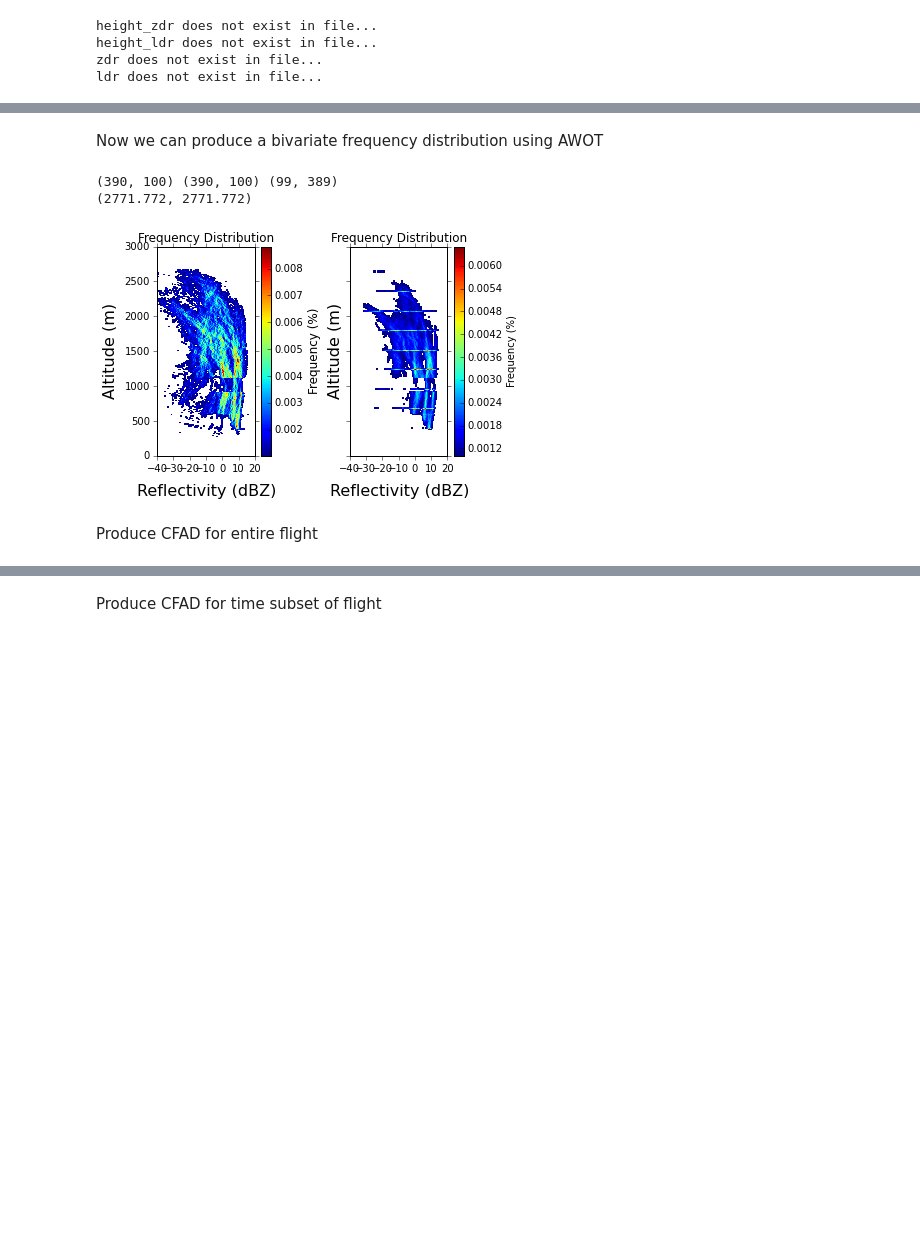
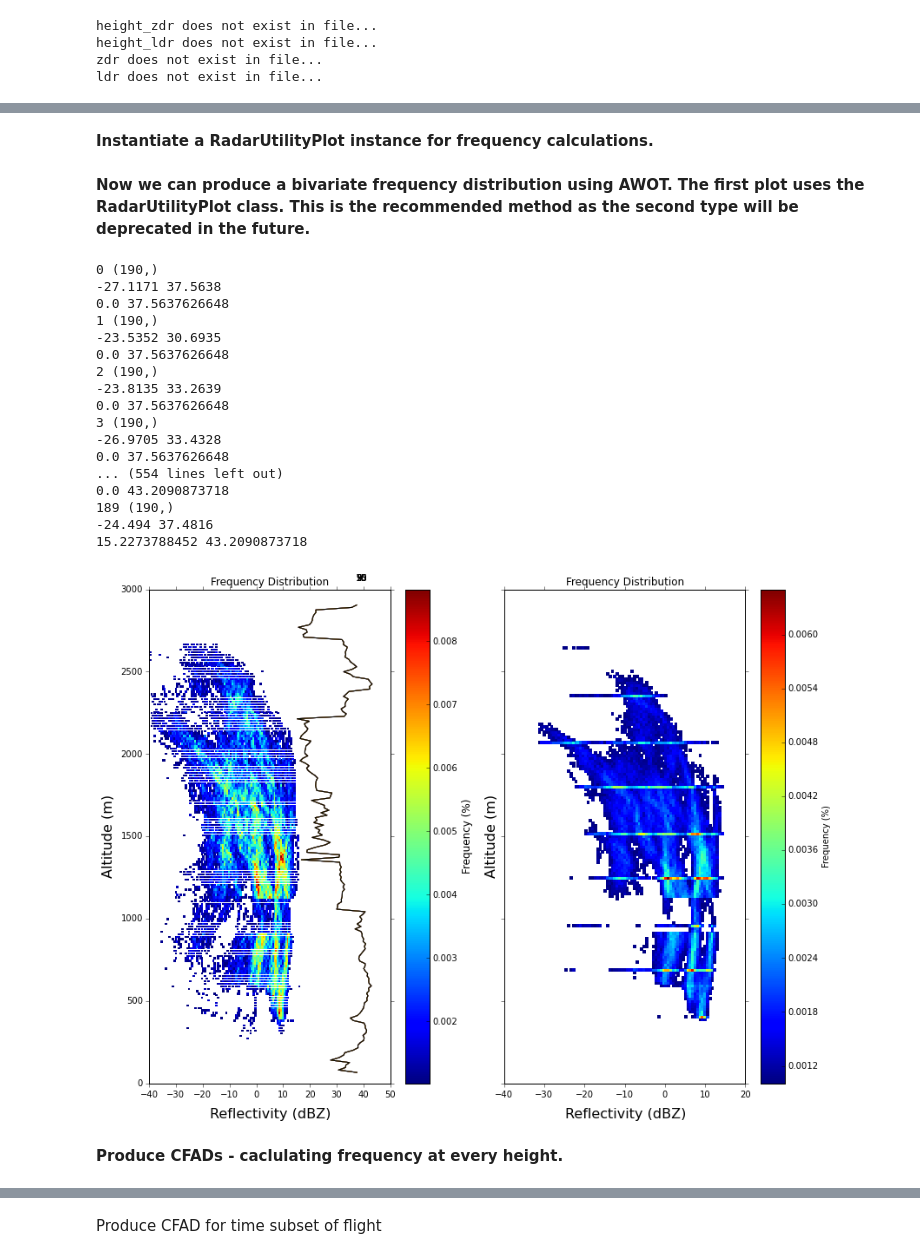
Before and after one commit to nguy/AWOT, a Jupyter notebook: examples/awot_plot_wcr2.ipynb, the cells around one changed output, grey strips where cells are left out. Drawn from its saved outputs; the diff is of its cells as text; code cells hidden in the pictures; blank space fills up the shorter version.

Commit message:
Minor updates to CFAD calculations. Quantile calculations are commented out as they are not robust at this time.

```diff
--- a/examples/awot_plot_wcr2.ipynb
+++ b/examples/awot_plot_wcr2.ipynb
@@ -114,39 +119,60 @@ wcr_vp.time_height_image('velocity', ax=ax2, plot_log10_var=False,
-# %% [markdown]
-Now we can produce a bivariate frequency distribution using AWOT
+# %% [markdown]
+<b>Instantiate a RadarUtilityPlot instance for frequency calculations.</b>
 # %%
 wcr_util = RadarUtilityPlot(wcr)
+# %% [markdown]
+<b>Now we can produce a bivariate frequency distribution using AWOT. The first plot uses the RadarUtilityPlot class. This is the recommended method as the second type will be deprecated in the future.</b>
 # %%
-figC, (axC0, axC1) = plt.subplots(1, 2, sharey=True)
+figC, (axC0, axC1) = plt.subplots(1, 2, sharey=True, figsize=(12, 9))
 
 wcr_util.plot_bivariate_frequency('reflectivity', 'height', start_time=start_time, end_time=end_time,
                                   xbinsminmax=(-40., 20.), ybinsminmax=(0., 3000.), nbinsx=100, nbinsy=390,
                                   mask_below=0.00001, plot_colorbar=True, plot_percent=True,
                                   xlab= "Reflectivity (dBZ)", ylab="Altitude (m)", xpad=10,
                                   title="Frequency Distribution", titleFontSize=12,
                                   cb_fontsize=12,
                                   ax=axC0, fig=figC)
+
+wcr_util.plot_quantiles('reflectivity', quantiles=[5, 10, 25, 50, 75, 90, 95], height_axis=1,
+                        setup_axes=False, ax=axC0)
 
 # Create subsets of arrays
 refsub = awot.util.time_subset_awot_dict(wcr['time'], wcr['fields']['reflectivity'],
                                         start_time, end_time)
 altsub = awot.util.time_subset_awot_dict(wcr['time'], wcr['altitude'],
                                         start_time, end_time)
 
 Ht2D, alt2D = np.meshgrid(wcr['height']['data'][:], wcr['altitude']['data'][:])
 #tas2D, Ht2D = np.meshgrid(tassub['data'][:], wcr['height']['data'][:])
 #Ht2D, tas2D = np.meshgrid(wcr['height']['data'][:], tassub['data'][:])
 awot.graph.plot_bivariate_frequency(wcr['fields']['reflectivity']['data'].ravel(), Ht2D.ravel(),
 #awot.graph.plot_bivariate_frequency(refsub['data'].ravel(), Ht2D.ravel(),
                                     xbinsminmax=(-40., 20.), ybinsminmax=(0., 3000.), nbinsx=100, nbinsy=190,
                                     mask_below=0.00001, plot_colorbar=True, plot_percent=True,
                                     xlab= "Reflectivity (dBZ)", ylab="Altitude (m)", xpad=10,
                                     title="Frequency Distribution", titleFontSize=12, ax=axC1, fig=figC)
+
+
 figC.tight_layout()
-print(altsub['data'].min(), altsub['data'].min())
 # %% [output]
-(390, 100) (390, 100) (99, 389)
-(2771.772, 2771.772)
+0 (190,)
+-27.1171 37.5638
+0.0 37.5637626648
+1 (190,)
+-23.5352 30.6935
+0.0 37.5637626648
+2 (190,)
+-23.8135 33.2639
+0.0 37.5637626648
+3 (190,)
+-26.9705 33.4328
+0.0 37.5637626648
+... (554 lines left out)
+0.0 43.2090873718
+189 (190,)
+-24.494 37.4816
+15.2273788452 43.2090873718
-[figure, old version]
+[figure, new version]
-# %% [markdown]
-Produce CFAD for entire flight
+# %% [markdown]
+<b>Produce CFADs - caclulating frequency at every height.</b>
 # %%
```
Also changed, not shown: parts of 8 cells of this notebook, 1 other file.
